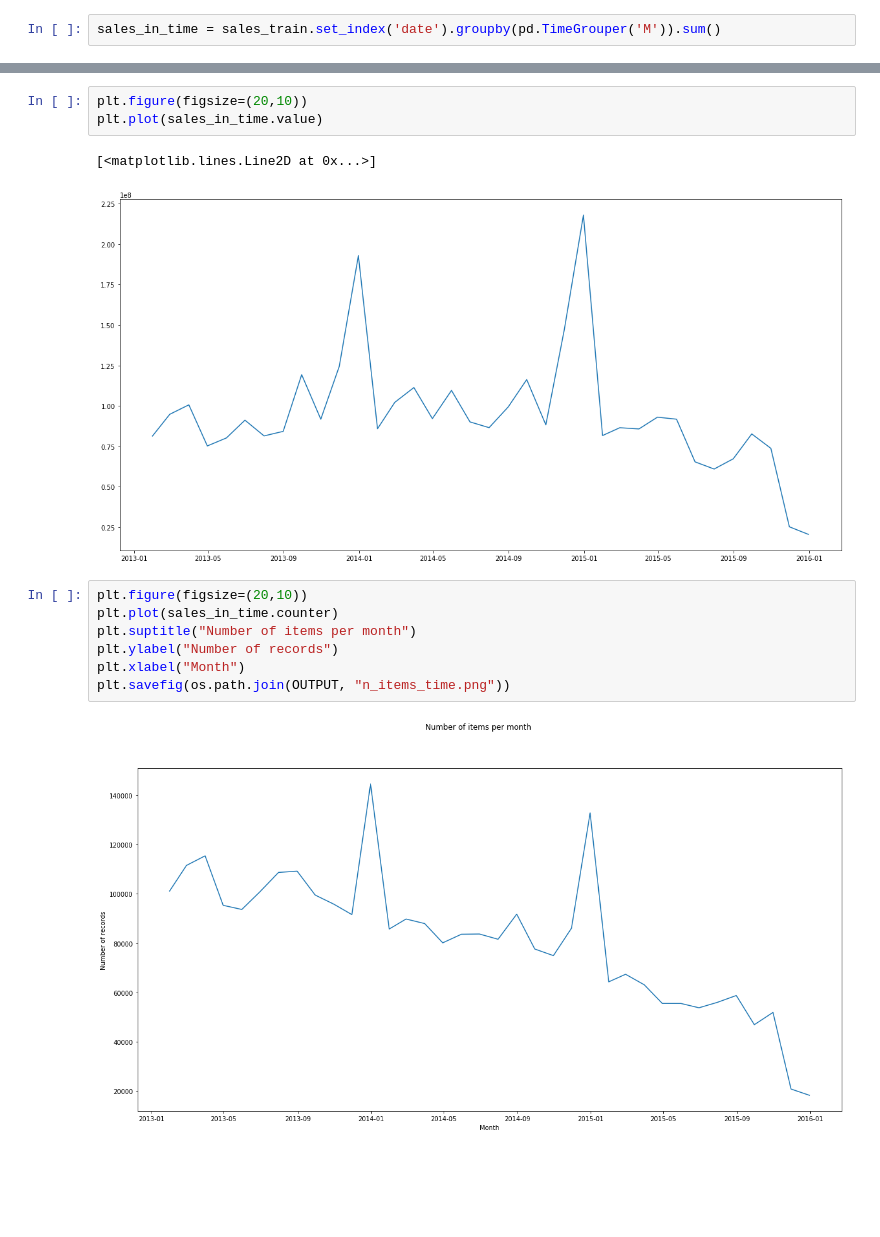
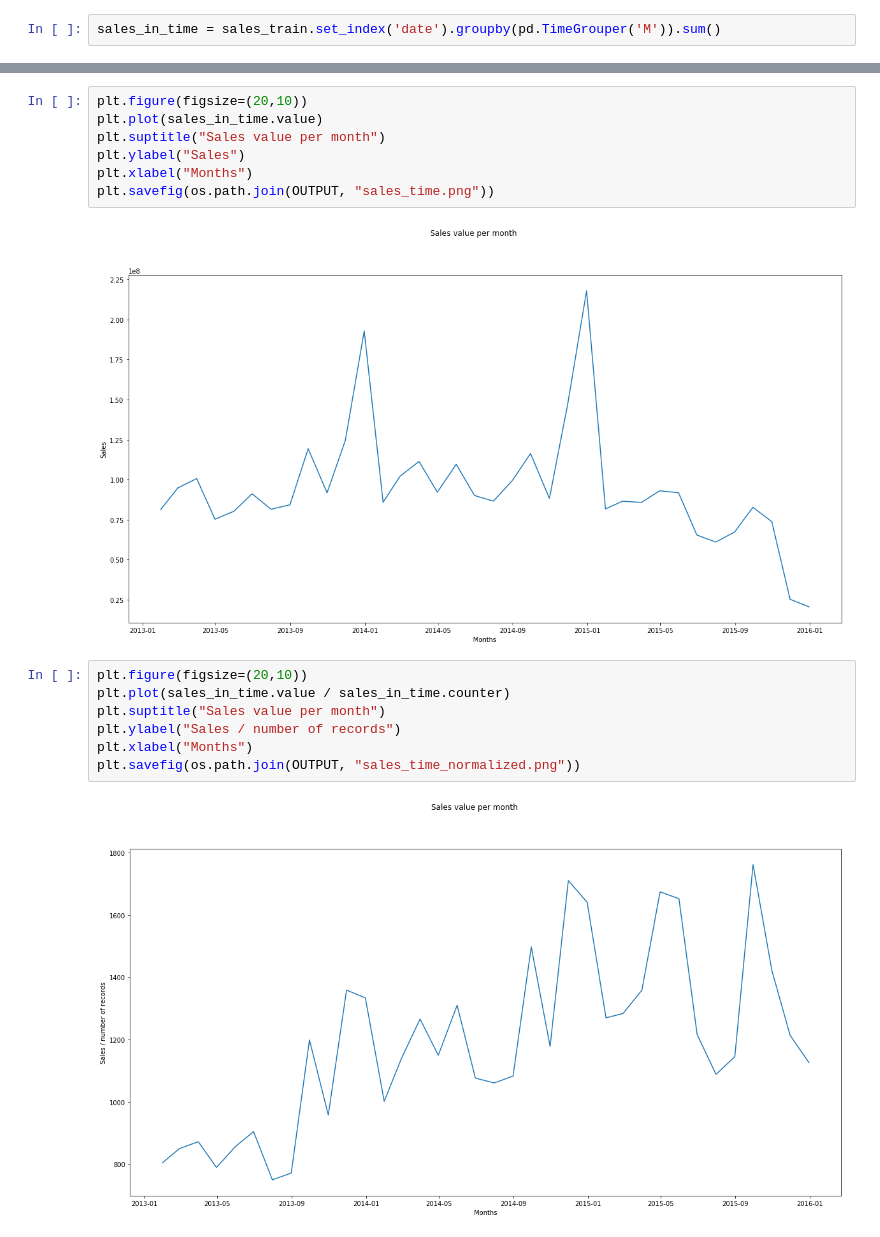
Before and after one commit to krzjoa/kaggle-sales, a Jupyter notebook: Data Analysis.ipynb, the cells around one changed output, grey strips where cells are left out. Drawn from its saved outputs; the diff is of its cells as text; blank space fills up the shorter version.

```diff
--- a/Data Analysis.ipynb
+++ b/Data Analysis.ipynb
@@ -56,15 +78,18 @@ sales_in_time = sales_train.set_index('date').groupby(pd.TimeGrouper('M')).sum()
 # %%
 plt.figure(figsize=(20,10))
 plt.plot(sales_in_time.value)
+plt.suptitle("Sales value per month")
+plt.ylabel("Sales")
+plt.xlabel("Months")
+plt.savefig(os.path.join(OUTPUT, "sales_time.png"))
 # %% [output]
-[<matplotlib.lines.Line2D at 0x...>]
-[figure, old version]
+[figure, new version]
 # %%
 plt.figure(figsize=(20,10))
-plt.plot(sales_in_time.counter)
-plt.suptitle("Number of items per month")
-plt.ylabel("Number of records")
-plt.xlabel("Month")
-plt.savefig(os.path.join(OUTPUT, "n_items_time.png"))
+plt.plot(sales_in_time.value / sales_in_time.counter)
+plt.suptitle("Sales value per month")
+plt.ylabel("Sales / number of records")
+plt.xlabel("Months")
+plt.savefig(os.path.join(OUTPUT, "sales_time_normalized.png"))
 # %% [output]
-[figure, old version]
+[figure, new version]
```
Also changed, not shown: parts of 5 cells of this notebook, 2 other files.
